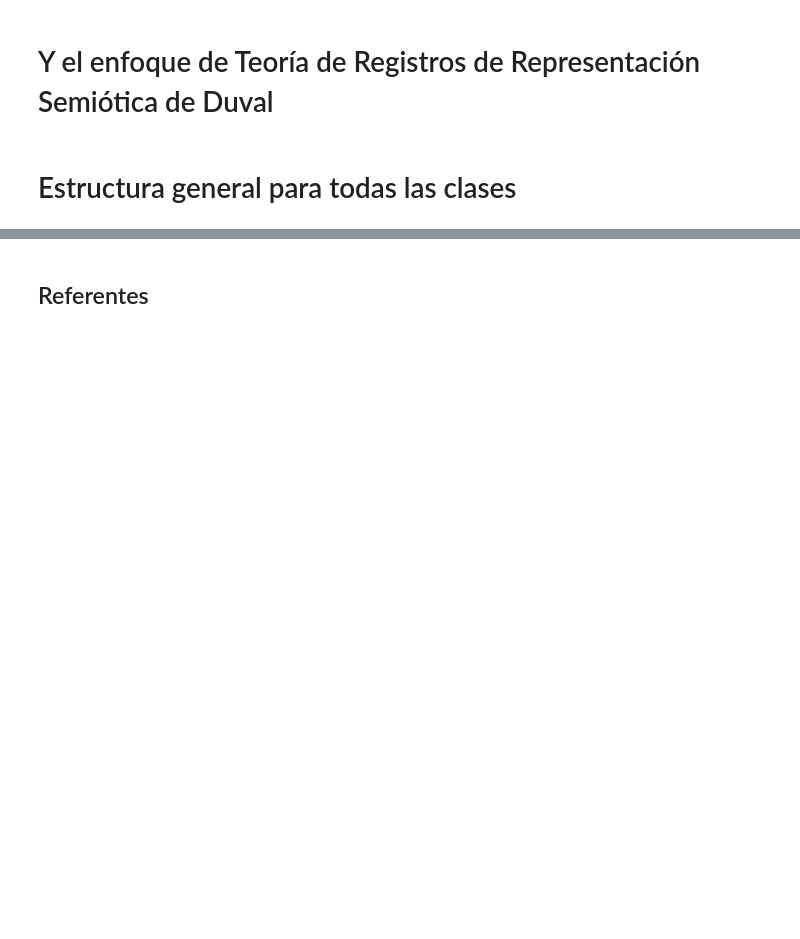
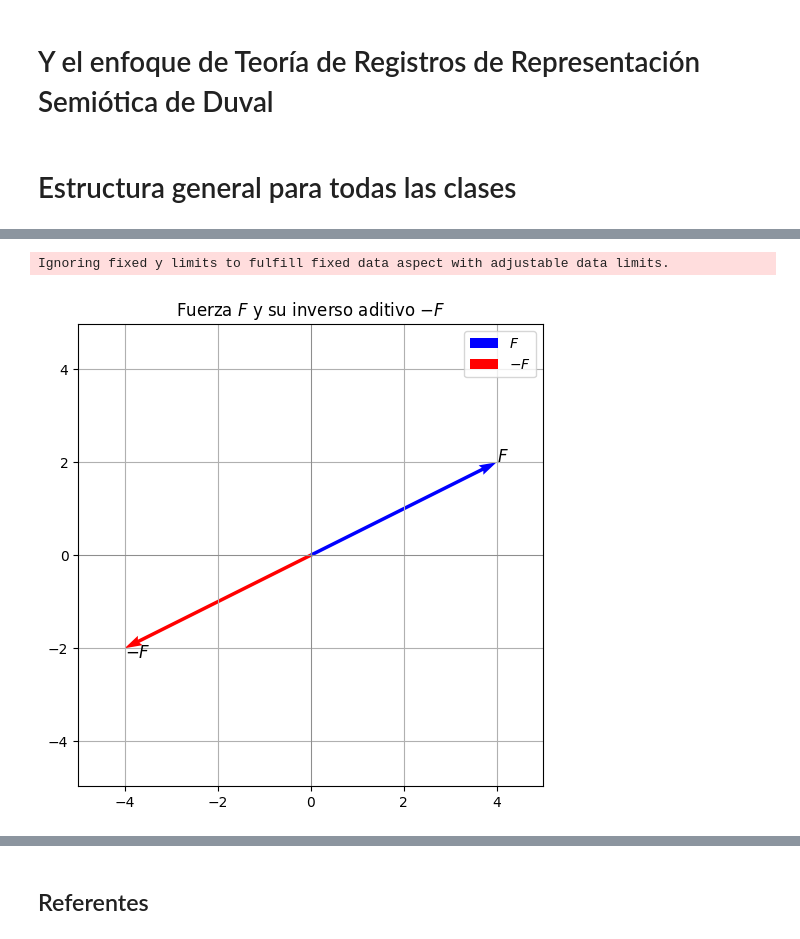
Before and after one commit to marco-canas/linear_algebra, a Jupyter notebook: 3_clases_segun_clara_mejia_laverde/1_cap/1_modulo/1_modulo.ipynb, the cells around one changed output, grey strips where cells are left out. Saved outputs shown, nothing was run; the diff lists cells and outputs as text; code cells hidden in the pictures; blank space fills up the shorter version.

```diff
--- a/3_clases_segun_clara_mejia_laverde/1_cap/1_modulo/1_modulo.ipynb
+++ b/3_clases_segun_clara_mejia_laverde/1_cap/1_modulo/1_modulo.ipynb
@@ -162,0 +342,39 @@ Esta clase la debes diseñar de acuerdo a las siguientes 4 directivas:
+# %%
+import numpy as np
+import matplotlib.pyplot as plt
+
+# Definición de la fuerza
+F = np.array([4, 2])     # Fuerza F
+minus_F = -F             # Inverso aditivo de F
+
+# Origen
+O = np.array([0, 0])
+
+plt.figure(figsize=(6, 6))
+
+# Vector F
+plt.quiver(*O, *F, angles='xy', scale_units='xy', scale=1,
+           color='blue', linewidth=2, label='$F$')
+
+# Vector -F
+plt.quiver(*O, *minus_F, angles='xy', scale_units='xy', scale=1,
+           color='red', linewidth=2, label='$-F$')
+
+# Etiquetas
+plt.text(*F, '$F$', fontsize=12)
+plt.text(minus_F[0] , minus_F[1] - 0.2, '$-F$', fontsize=12)
+
+# Configuración del plano
+plt.axhline(0, color='gray', linewidth=0.5)
+plt.axvline(0, color='gray', linewidth=0.5)
+plt.grid(True)
+plt.axis('equal')
+plt.xlim(-5, 5)
+plt.ylim(-5, 5)
+plt.legend()
+plt.title('Fuerza $F$ y su inverso aditivo $-F$')
+
+plt.show()
+# %% [output]
+Ignoring fixed y limits to fulfill fixed data aspect with adjustable data limits.
+[figure, added]
```
Also changed, not shown: parts of 46 cells of this notebook.
